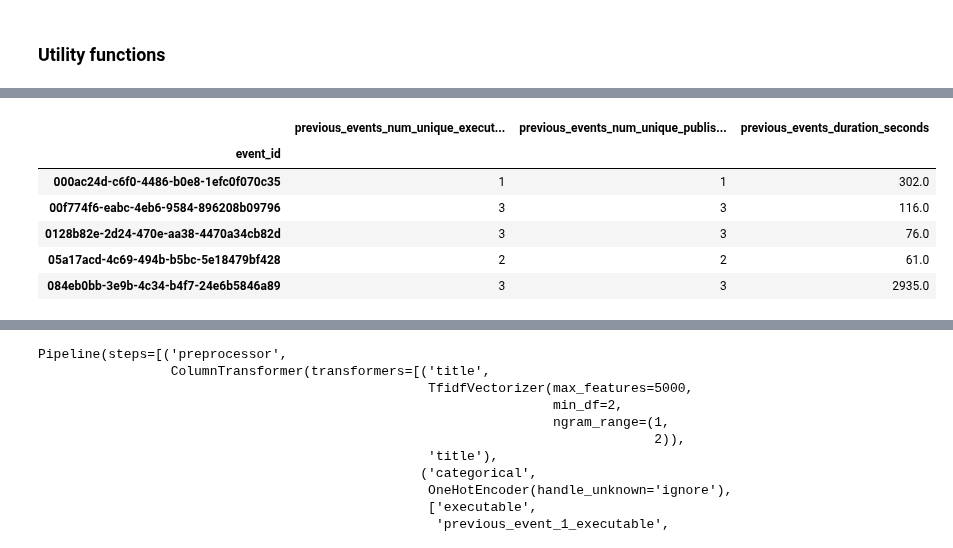
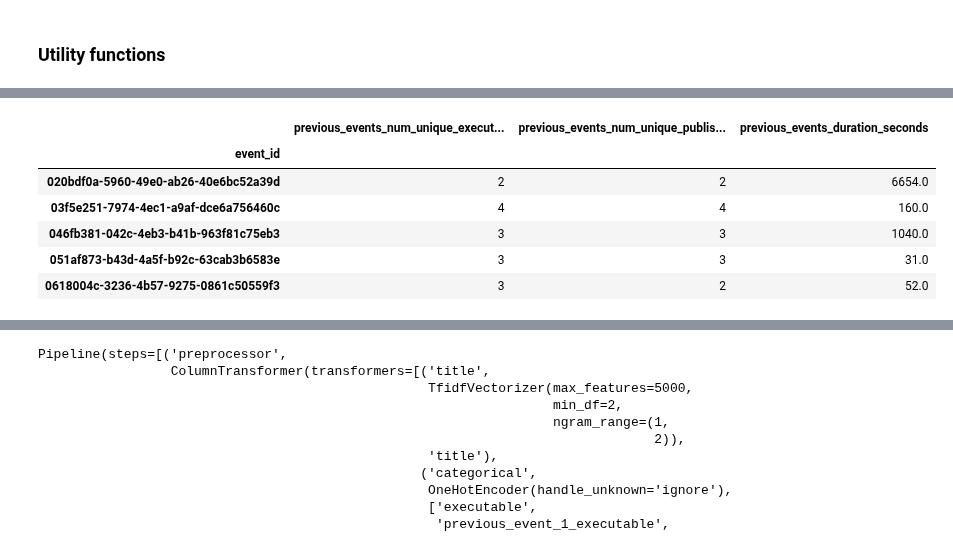
Before and after one commit to Eniark/Personal-Telemetry, a Jupyter notebook: telemetry-app/server/event_classifier/backend/classifier_training.ipynb, the cells around one changed output, grey strips where cells are left out. Cells and saved outputs as stored; diff of their text form; code cells hidden in the pictures.

```diff
--- a/telemetry-app/server/event_classifier/backend/classifier_training.ipynb
+++ b/telemetry-app/server/event_classifier/backend/classifier_training.ipynb
@@ -116,8 +163,3 @@ df[(df['executable'] != 'chrome.exe') & (~df['url'].isna())]
-# %%
-EXCLUDED_CLASSES_FOR_TRAINING = [
-    'news'
-]
-df = df[~df['class'].isin(EXCLUDED_CLASSES_FOR_TRAINING)]
 # %%
 df[~df['url'].isna()]['executable'].value_counts()
 # %% [output]
@@ -126,5 +168 @@ chrome.exe    164
 Name: count, dtype: int64
-# %%
-df['url'] = np.where((df['url'].str.strip() == ''), 'chrome://newtab/', df['url'])
-df['browser_tab_title'] = np.where((df['browser_tab_title'].str.strip() == ''), 'New tab', df['browser_tab_title'])
-df.head()
@@ -186,5 +222 @@ github.com            2
 Name: count, dtype: int64
-# %%
-df['is_os_event'] = df['executable'].isin(BROWSER_EXECUTABLES)
-df = df.sort_values('is_os_event', ascending=False)
-df.head()
@@ -198,6 +223,6 @@ df.head()
 # %%
 import json
-previous_events_df = df[['event_id', 'previous_events']]
+previous_events_df = df[~df['previous_events'].isna()][['event_id', 'previous_events']]
 previous_events_df['previous_events'] = previous_events_df['previous_events'].apply(json.loads)
 previous_events_df = previous_events_df.explode('previous_events')
 # display(previous_events_df['previous_events'].iloc[0])
@@ -209,35 +234,35 @@ previous_events_df['event_start_time'] = previous_events_df['previous_events'].a
 previous_events_df['event_end_time'] = previous_events_df['previous_events'].apply(lambda x: x.get('event_end_time') if type(x)!=float else x)
 
 
 previous_events_df = parse_dates(previous_events_df)
 previous_events_df = get_time_information(previous_events_df)
 
 # previous_events_df['row_num'] = (
 #     previous_events_df.groupby('event_id').cumcount() + 1
 # )
 
 
 # Aggregating the data
 previous_events_df = (
     previous_events_df.groupby(
         'event_id'
     )
     .agg(
         previous_events_num_unique_executables=('previous_executable', 'nunique'),
         previous_events_num_unique_publishers=('previous_publisher', 'nunique'),
         previous_events_duration_seconds=('duration_seconds', 'sum'),
 
     )
 
 )
 
 
 previous_events_df.head()
 # %% [output]
 |  | previous_events_num_unique_execut... | previous_events_num_unique_publis... | previous_events_duration_seconds |
 | event_id |  |  |  |
-| 000ac24d-c6f0-4486-b0e8-1efc0f070c35 | 1 | 1 | 302.0 |
-| 00f774f6-eabc-4eb6-9584-896208b09796 | 3 | 3 | 116.0 |
-| 0128b82e-2d24-470e-aa38-4470a34cb82d | 3 | 3 | 76.0 |
-| 05a17acd-4c69-494b-b5bc-5e18479bf428 | 2 | 2 | 61.0 |
-| 084eb0bb-3e9b-4c34-b4f7-24e6b5846a89 | 3 | 3 | 2935.0 |
+| 020bdf0a-5960-49e0-ab26-40e6bc52a39d | 2 | 2 | 6654.0 |
+| 03f5e251-7974-4ec1-a9af-dce6a756460c | 4 | 4 | 160.0 |
+| 046fb381-042c-4eb3-b41b-963f81c75eb3 | 3 | 3 | 1040.0 |
+| 051af873-b43d-4a5f-b92c-63cab3b6583e | 3 | 3 | 31.0 |
+| 0618004c-3236-4b57-9275-0861c50559f3 | 3 | 2 | 52.0 |
```
Also changed, not shown: parts of 33 cells of this notebook.
